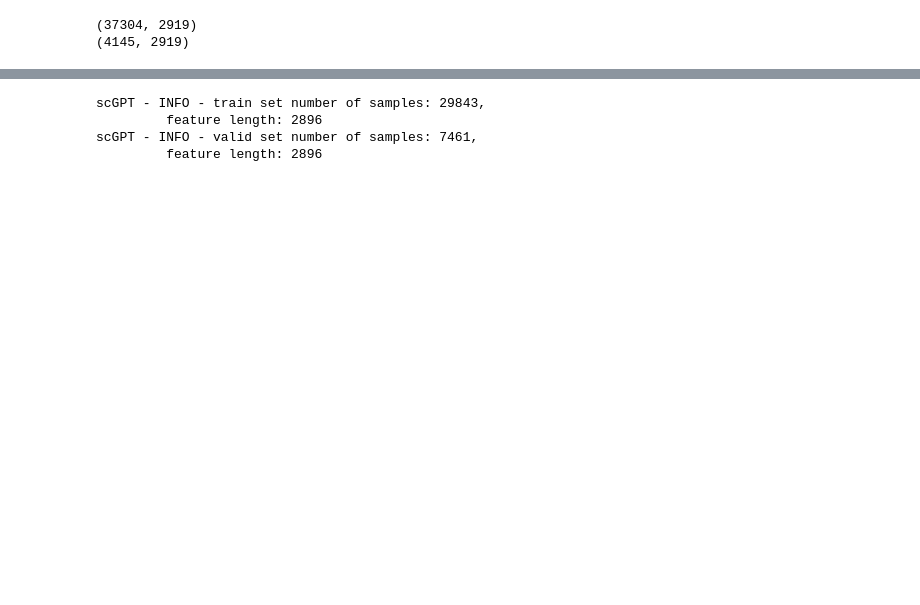
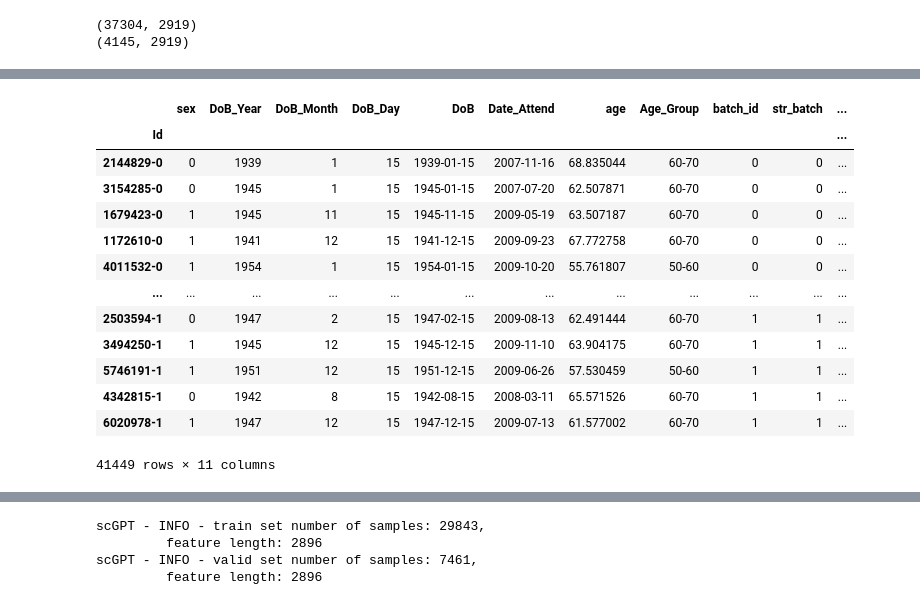
Before and after one commit to Skyer19/code, a Jupyter notebook: sexPrediction/sex_prediction.ipynb, the cells around one changed output, grey strips where cells are left out. Saved outputs shown, nothing was run; the diff lists cells and outputs as text; code cells hidden in the pictures; blank space fills up the shorter version.

```diff
--- a/sexPrediction/sex_prediction.ipynb
+++ b/sexPrediction/sex_prediction.ipynb
@@ -316,0 +282,17 @@ adata.obs
+# %%
+adata.obs
+# %% [output]
+|  | sex | DoB_Year | DoB_Month | DoB_Day | DoB | Date_Attend | age | Age_Group | batch_id | str_batch | ... |
+| Id |  |  |  |  |  |  |  |  |  |  | ... |
+| 2144829-0 | 0 | 1939 | 1 | 15 | 1939-01-15 | 2007-11-16 | 68.835044 | 60-70 | 0 | 0 | ... |
+| 3154285-0 | 0 | 1945 | 1 | 15 | 1945-01-15 | 2007-07-20 | 62.507871 | 60-70 | 0 | 0 | ... |
+| 1679423-0 | 1 | 1945 | 11 | 15 | 1945-11-15 | 2009-05-19 | 63.507187 | 60-70 | 0 | 0 | ... |
+| 1172610-0 | 1 | 1941 | 12 | 15 | 1941-12-15 | 2009-09-23 | 67.772758 | 60-70 | 0 | 0 | ... |
+| 4011532-0 | 1 | 1954 | 1 | 15 | 1954-01-15 | 2009-10-20 | 55.761807 | 50-60 | 0 | 0 | ... |
+| ... | ... | ... | ... | ... | ... | ... | ... | ... | ... | ... | ... |
+| 2503594-1 | 0 | 1947 | 2 | 15 | 1947-02-15 | 2009-08-13 | 62.491444 | 60-70 | 1 | 1 | ... |
+| 3494250-1 | 1 | 1945 | 12 | 15 | 1945-12-15 | 2009-11-10 | 63.904175 | 60-70 | 1 | 1 | ... |
+| 5746191-1 | 1 | 1951 | 12 | 15 | 1951-12-15 | 2009-06-26 | 57.530459 | 50-60 | 1 | 1 | ... |
+| 4342815-1 | 0 | 1942 | 8 | 15 | 1942-08-15 | 2008-03-11 | 65.571526 | 60-70 | 1 | 1 | ... |
+| 6020978-1 | 1 | 1947 | 12 | 15 | 1947-12-15 | 2009-07-13 | 61.577002 | 60-70 | 1 | 1 | ... |
+41449 rows × 11 columns
```
Also changed, not shown: parts of 26 cells of this notebook, 9 other files.
